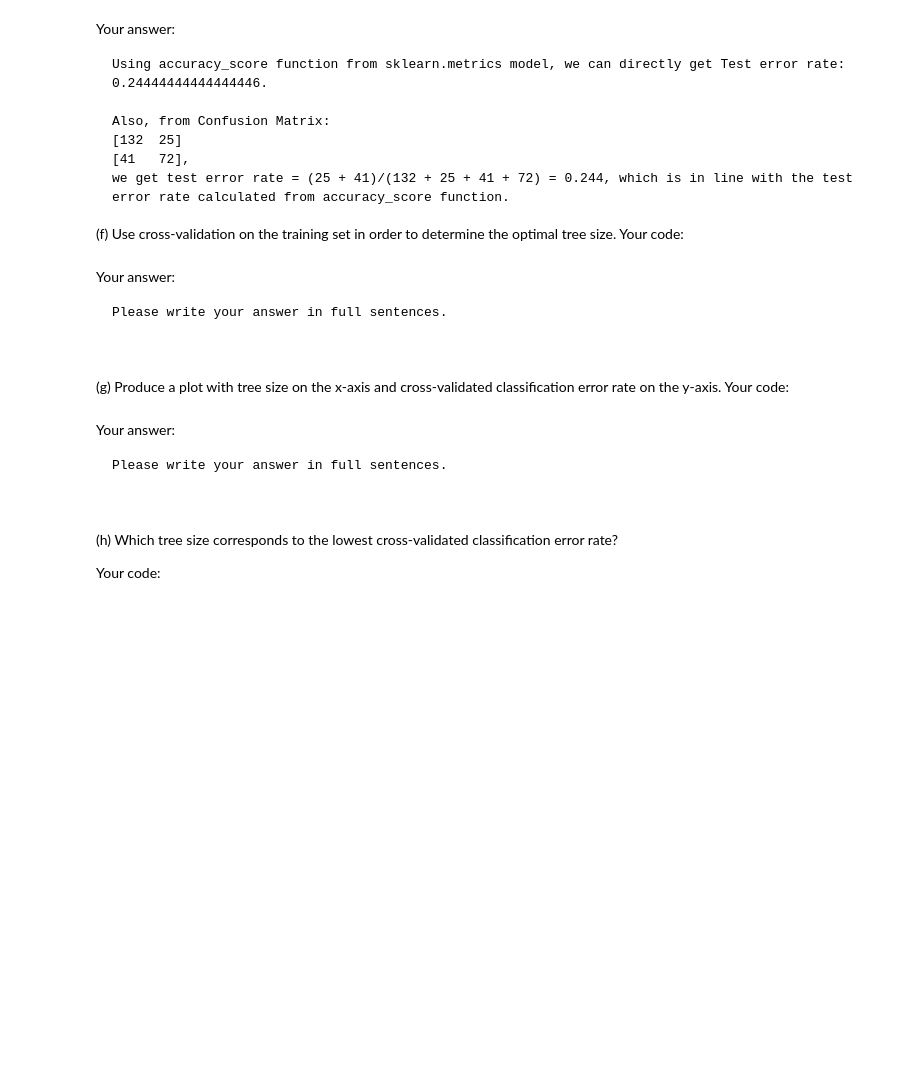
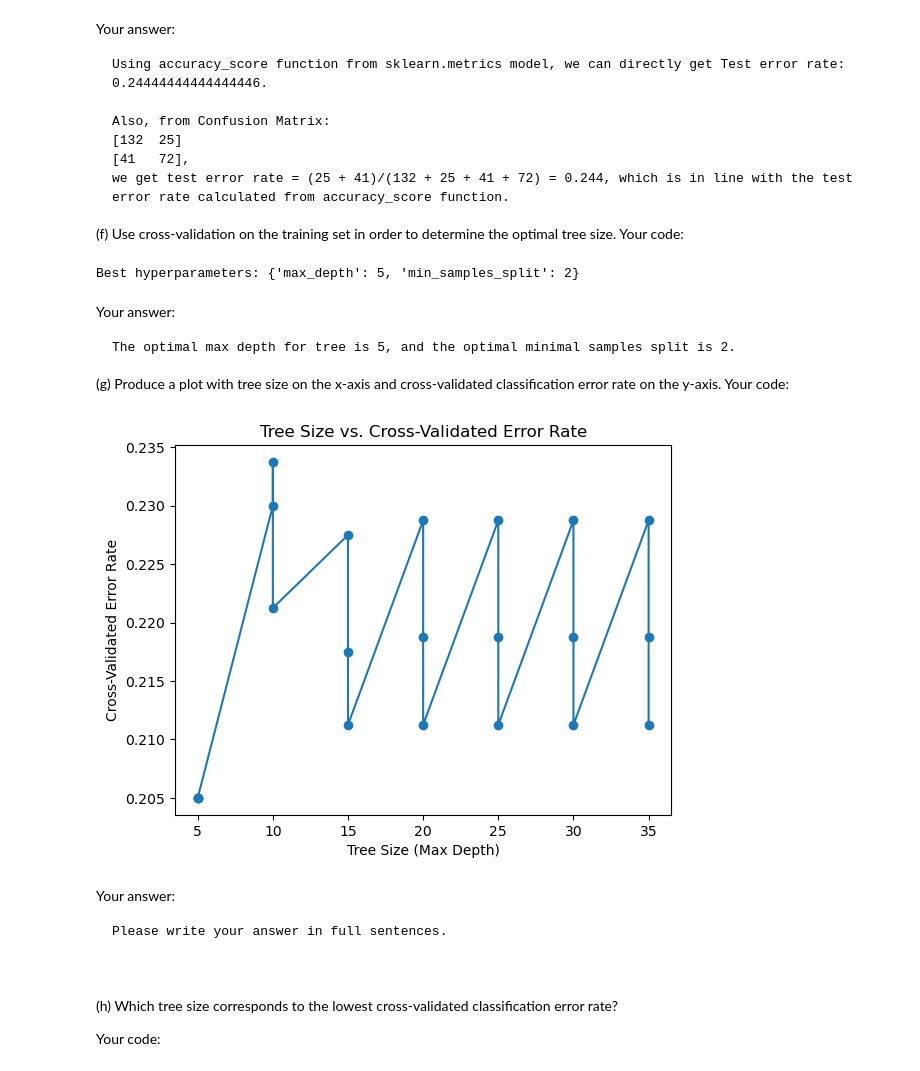
Before and after one commit to BU-MSSP-Classroom/MA679_Spring2024_07_tree_ensemble-fengyuanshen, a Jupyter notebook: Ch08_TreeEnsemble_Python.ipynb, the cells around one changed output. Cells and saved outputs as stored; diff of their text form; code cells hidden in the pictures; blank space fills up the shorter version.

```diff
--- a/Ch08_TreeEnsemble_Python.ipynb
+++ b/Ch08_TreeEnsemble_Python.ipynb
@@ -355,15 +355,30 @@ we get test error rate = (25 + 41)/(132 + 25 + 41 + 72) = 0.244, which is in lin
 the optimal tree size.
 Your code:
 # %%
-#
-#
+from sklearn.model_selection import GridSearchCV
+
+# Hyperparameters grid
+param_grid = {
+    'max_depth': [None, 5, 10, 15, 20, 25, 30, 35],  # Maximum depth of the tree
+    'min_samples_split': [2, 5, 10]   # Minimum number of samples required to split a node
+}
+
+tree = DecisionTreeClassifier(random_state=1)
+
+# GridSearchCV with 5-fold cross-validation
+grid_search = GridSearchCV(estimator=tree, param_grid=param_grid, cv=5, scoring='accuracy')
+grid_search.fit(X_train, y_train)
+
+# Best hyperparameters
+best_params = grid_search.best_params_
+print("Best hyperparameters:", best_params)
+# %% [output]
+Best hyperparameters: {'max_depth': 5, 'min_samples_split': 2}
 # %% [markdown]
 Your answer:
 
 ~~~
-Please write your answer in full sentences.
-
-
+The optimal max depth for tree is 5, and the optimal minimal samples split is 2.
 ~~~
 
 (g) Produce a plot with tree size on the x-axis and cross-validated
@@ -375,3 +387,19 @@ Your code:
+# %%
+import matplotlib.pyplot as plt
+
+# Get the mean cross-validated scores for all hyperparameter combinations
+results = grid_search.cv_results_
+max_depths = [param['max_depth'] for param in results['params']]
+mean_test_scores = results['mean_test_score']
+
+# Plot CV classification error rate against tree size
+plt.plot(max_depths, 1 - mean_test_scores, marker='o')
+plt.xlabel('Tree Size (Max Depth)')
+plt.ylabel('Cross-Validated Error Rate')
+plt.title('Tree Size vs. Cross-Validated Error Rate')
+plt.show()
+# %% [output]
+[figure, added]
 # %% [markdown]
 Your answer:
 
```
Also changed, not shown: parts of 9 cells of this notebook.
